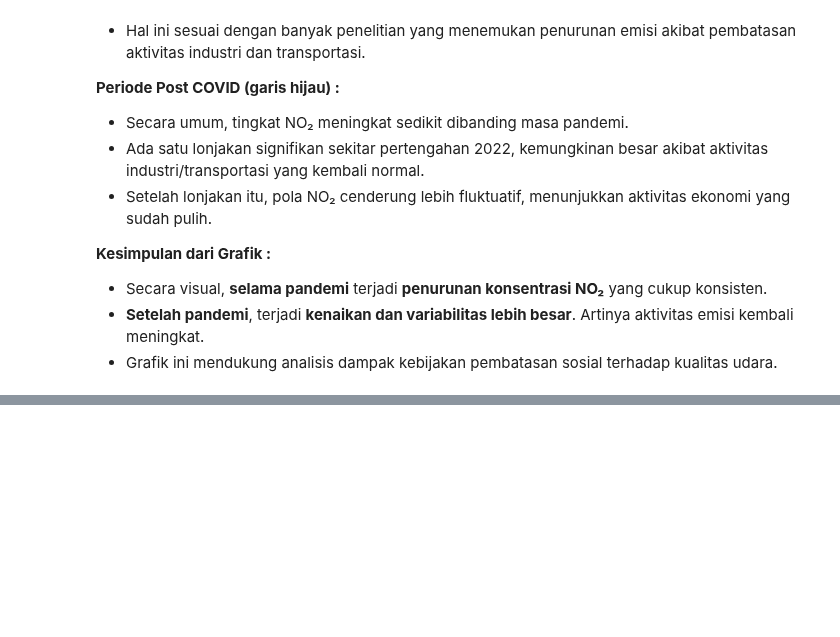
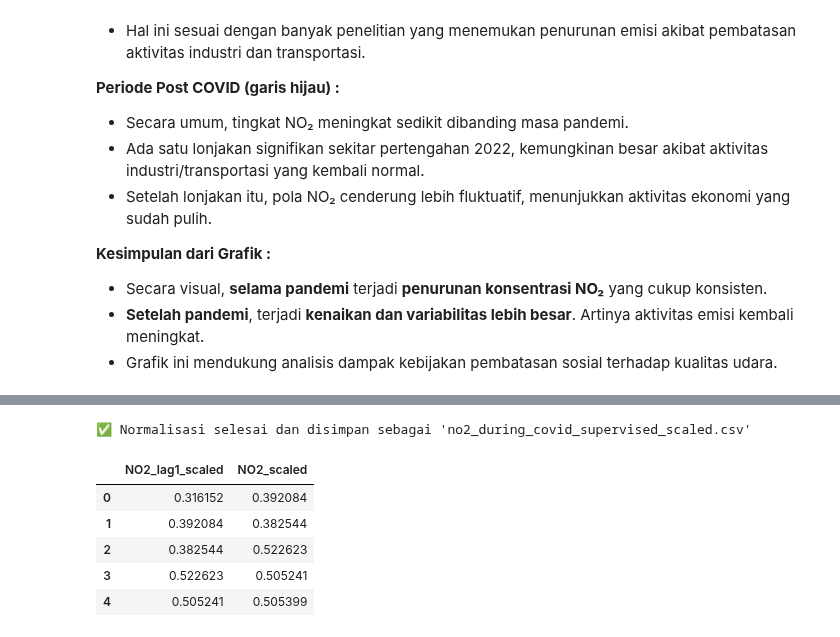
Before and after one commit to Triayunitak/PSD, a Jupyter notebook: tugas1-proyek-datasains/_build/jupyter_execute/tugas_NO2.ipynb, the cells around one changed output, grey strips where cells are left out. Drawn from its saved outputs; the diff is of its cells as text; code cells hidden in the pictures; blank space fills up the shorter version.

```diff
--- a/tugas1-proyek-datasains/_build/jupyter_execute/tugas_NO2.ipynb
+++ b/tugas1-proyek-datasains/_build/jupyter_execute/tugas_NO2.ipynb
@@ -229,0 +290,37 @@ plt.show()
+# %%
+from sklearn.preprocessing import MinMaxScaler
+import pandas as pd
+
+# --- Load data supervised hasil langkah 3 ---
+df_supervised = pd.read_csv("no2_during_covid_supervised.csv")  # atau post_covid_supervised.csv
+
+# Pisahkan fitur (X) dan target (y)
+X = df_supervised[['NO2_lag1']]
+y = df_supervised[['NO2']]
+
+# --- Normalisasi dengan Min-Max (pakai dua scaler terpisah) ---
+scaler_X = MinMaxScaler()
+scaler_y = MinMaxScaler()
+
+X_scaled = scaler_X.fit_transform(X)
+y_scaled = scaler_y.fit_transform(y)
+
+# Gabungkan hasil ke DataFrame baru
+df_scaled = pd.DataFrame({
+    'NO2_lag1_scaled': X_scaled.flatten(),
+    'NO2_scaled': y_scaled.flatten()
+})
+
+# Simpan ke file CSV
+df_scaled.to_csv("no2_during_covid_supervised_scaled.csv", index=False)
+
+print("✅ Normalisasi selesai dan disimpan sebagai 'no2_during_covid_supervised_scaled.csv'")
+display(df_scaled.head())
+# %% [output]
+✅ Normalisasi selesai dan disimpan sebagai 'no2_during_covid_supervised_scaled.csv'
+|  | NO2_lag1_scaled | NO2_scaled |
+| 0 | 0.316152 | 0.392084 |
+| 1 | 0.392084 | 0.382544 |
+| 2 | 0.382544 | 0.522623 |
+| 3 | 0.522623 | 0.505241 |
+| 4 | 0.505241 | 0.505399 |
```
Also changed, not shown: parts of 10 cells of this notebook, 14 other files.
